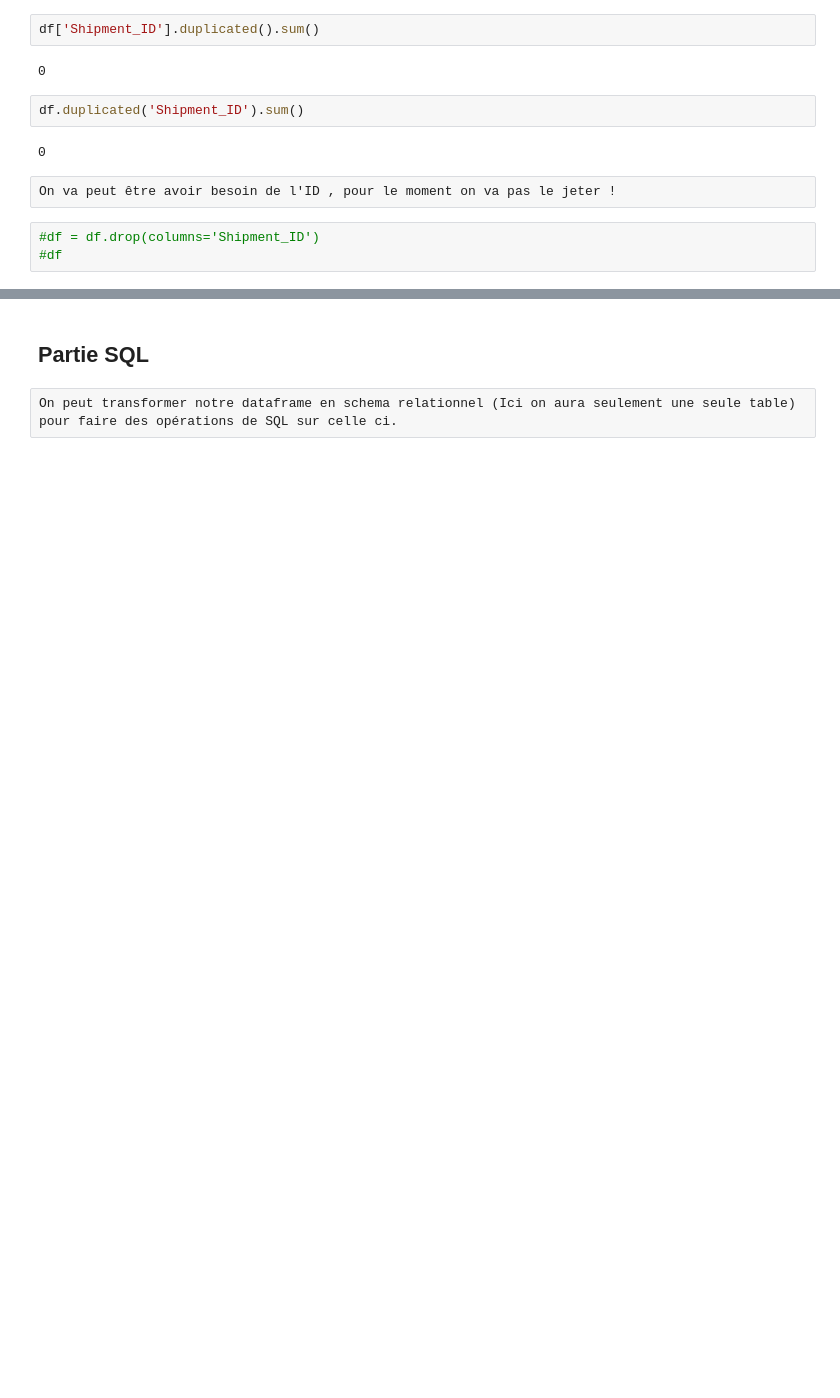
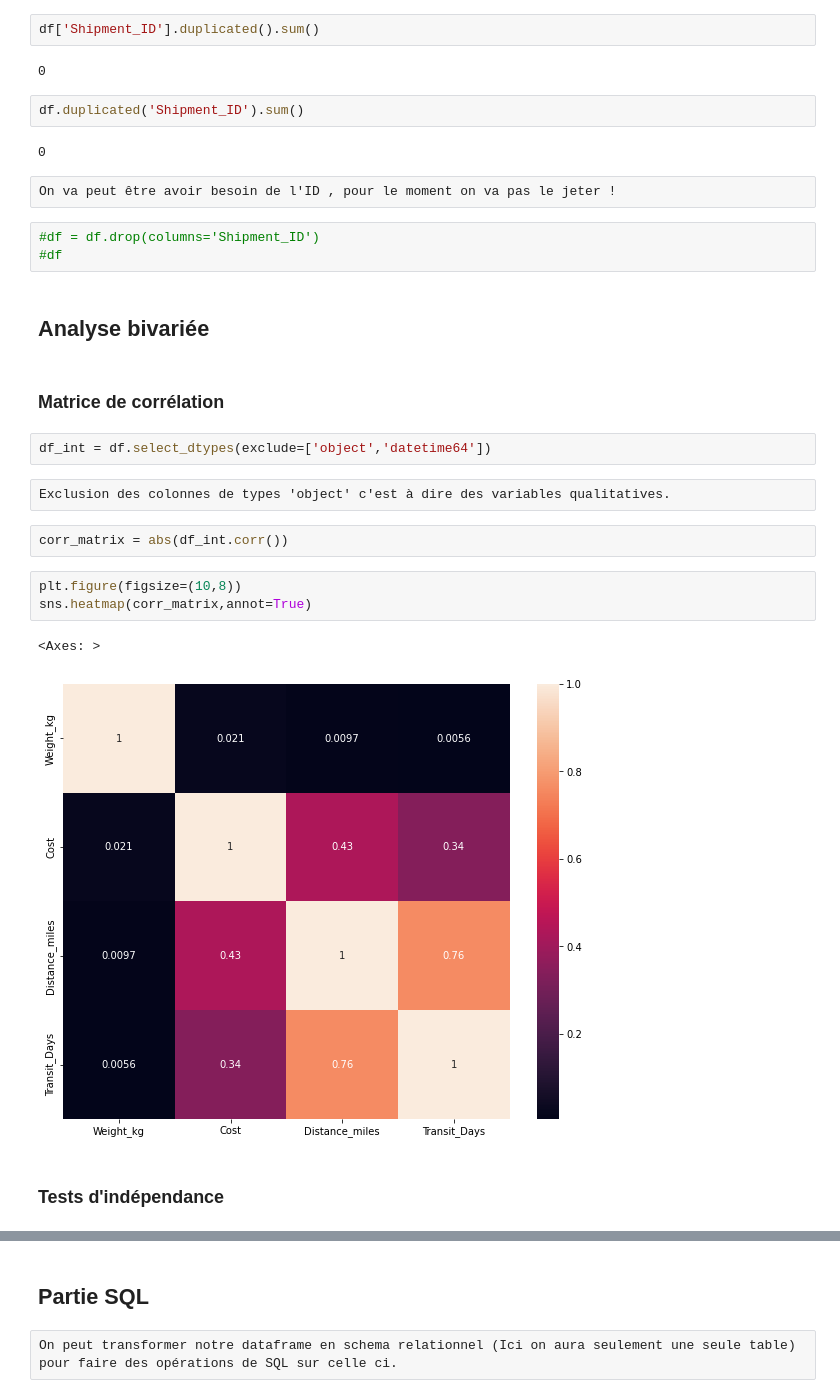
Before and after one commit to Flotauv/US-logistic-assets, a Jupyter notebook: project.ipynb, the cells around one changed output, grey strips where cells are left out. Cells and saved outputs as stored; diff of their text form; blank space fills up the shorter version.

Commit message:
correlation matrix and independancy test

```diff
--- a/project.ipynb
+++ b/project.ipynb
@@ -193,3 +177,21 @@ On va peut être avoir besoin de l'ID , pour le moment on va pas le jeter !
 # %%
 #df = df.drop(columns='Shipment_ID')
 #df
+# %% [markdown]
+## Analyse bivariée
+# %% [markdown]
+### Matrice de corrélation
+# %%
+df_int = df.select_dtypes(exclude=['object','datetime64'])
+# %% [raw]
+Exclusion des colonnes de types 'object' c'est à dire des variables qualitatives.
+# %%
+corr_matrix = abs(df_int.corr())
+# %%
+plt.figure(figsize=(10,8))
+sns.heatmap(corr_matrix,annot=True)
+# %% [output]
+<Axes: >
+[figure, added]
+# %% [markdown]
+### Tests d'indépendance
```
Also changed, not shown: parts of 17 cells of this notebook.
